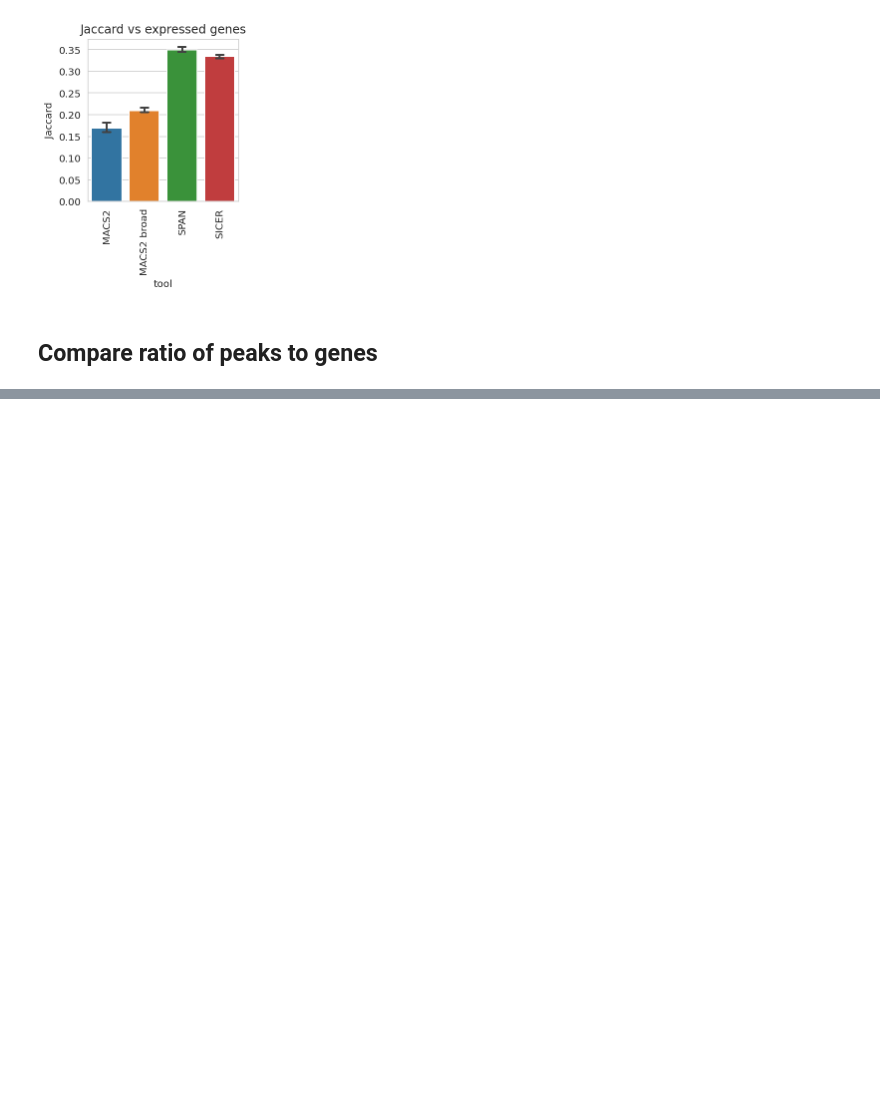
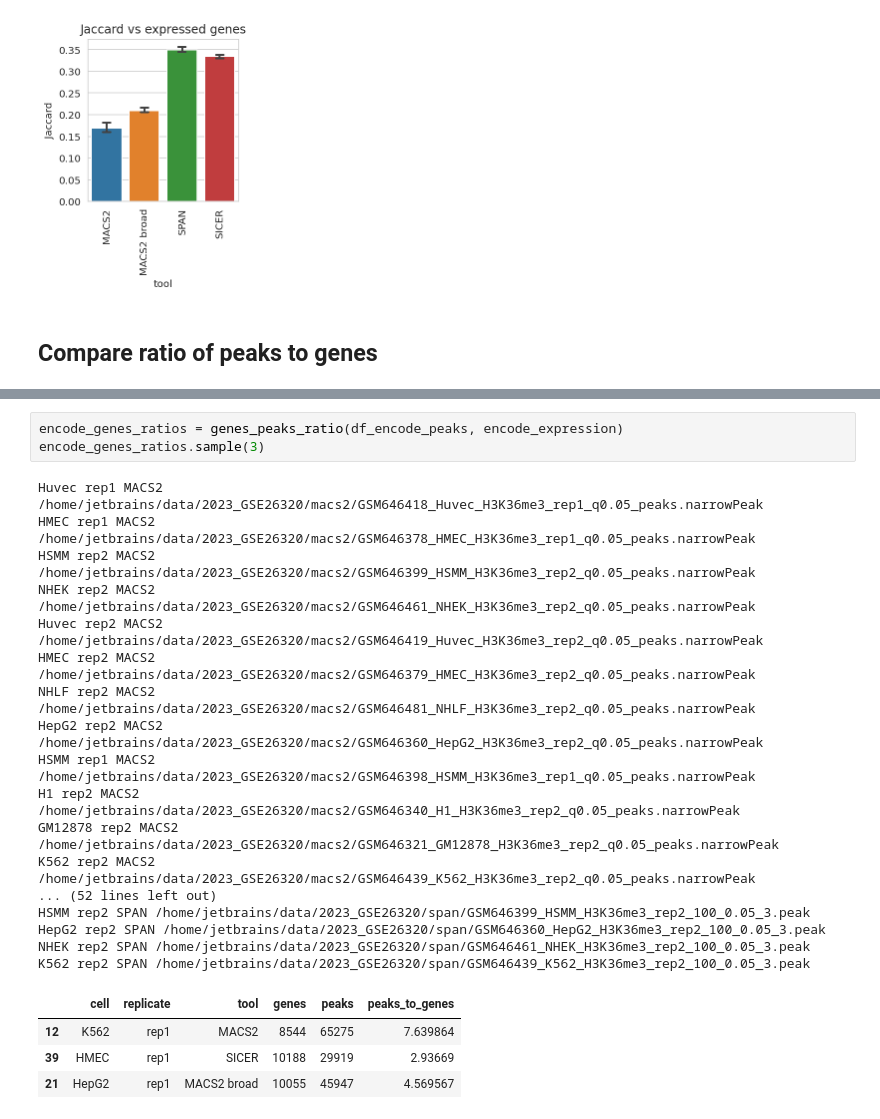
Before and after one commit to JetBrains-Research/peak-callers-analysis, a Jupyter notebook: 2023 - rnaseq.ipynb, the cells around one changed output, grey strips where cells are left out. Saved outputs shown, nothing was run; the diff lists cells and outputs as text; blank space fills up the shorter version.

```diff
--- a/2023 - rnaseq.ipynb
+++ b/2023 - rnaseq.ipynb
@@ -823 +780,26 @@ def genes_peaks_ratio(df_peaks, expression):
     return df
+# %%
+encode_genes_ratios = genes_peaks_ratio(df_encode_peaks, encode_expression)
+encode_genes_ratios.sample(3)
+# %% [output]
+Huvec rep1 MACS2 /home/jetbrains/data/2023_GSE26320/macs2/GSM646418_Huvec_H3K36me3_rep1_q0.05_peaks.narrowPeak
+HMEC rep1 MACS2 /home/jetbrains/data/2023_GSE26320/macs2/GSM646378_HMEC_H3K36me3_rep1_q0.05_peaks.narrowPeak
+HSMM rep2 MACS2 /home/jetbrains/data/2023_GSE26320/macs2/GSM646399_HSMM_H3K36me3_rep2_q0.05_peaks.narrowPeak
+NHEK rep2 MACS2 /home/jetbrains/data/2023_GSE26320/macs2/GSM646461_NHEK_H3K36me3_rep2_q0.05_peaks.narrowPeak
+Huvec rep2 MACS2 /home/jetbrains/data/2023_GSE26320/macs2/GSM646419_Huvec_H3K36me3_rep2_q0.05_peaks.narrowPeak
+HMEC rep2 MACS2 /home/jetbrains/data/2023_GSE26320/macs2/GSM646379_HMEC_H3K36me3_rep2_q0.05_peaks.narrowPeak
+NHLF rep2 MACS2 /home/jetbrains/data/2023_GSE26320/macs2/GSM646481_NHLF_H3K36me3_rep2_q0.05_peaks.narrowPeak
+HepG2 rep2 MACS2 /home/jetbrains/data/2023_GSE26320/macs2/GSM646360_HepG2_H3K36me3_rep2_q0.05_peaks.narrowPeak
+HSMM rep1 MACS2 /home/jetbrains/data/2023_GSE26320/macs2/GSM646398_HSMM_H3K36me3_rep1_q0.05_peaks.narrowPeak
+H1 rep2 MACS2 /home/jetbrains/data/2023_GSE26320/macs2/GSM646340_H1_H3K36me3_rep2_q0.05_peaks.narrowPeak
+GM12878 rep2 MACS2 /home/jetbrains/data/2023_GSE26320/macs2/GSM646321_GM12878_H3K36me3_rep2_q0.05_peaks.narrowPeak
+K562 rep2 MACS2 /home/jetbrains/data/2023_GSE26320/macs2/GSM646439_K562_H3K36me3_rep2_q0.05_peaks.narrowPeak
+... (52 lines left out)
+HSMM rep2 SPAN /home/jetbrains/data/2023_GSE26320/span/GSM646399_HSMM_H3K36me3_rep2_100_0.05_3.peak
+HepG2 rep2 SPAN /home/jetbrains/data/2023_GSE26320/span/GSM646360_HepG2_H3K36me3_rep2_100_0.05_3.peak
+NHEK rep2 SPAN /home/jetbrains/data/2023_GSE26320/span/GSM646461_NHEK_H3K36me3_rep2_100_0.05_3.peak
+K562 rep2 SPAN /home/jetbrains/data/2023_GSE26320/span/GSM646439_K562_H3K36me3_rep2_100_0.05_3.peak
+|  | cell | replicate | tool | genes | peaks | peaks_to_genes |
+| 12 | K562 | rep1 | MACS2 | 8544 | 65275 | 7.639864 |
+| 39 | HMEC | rep1 | SICER | 10188 | 29919 | 2.93669 |
+| 21 | HepG2 | rep1 | MACS2 broad | 10055 | 45947 | 4.569567 |
```
Also changed, not shown: parts of 7 cells of this notebook.
